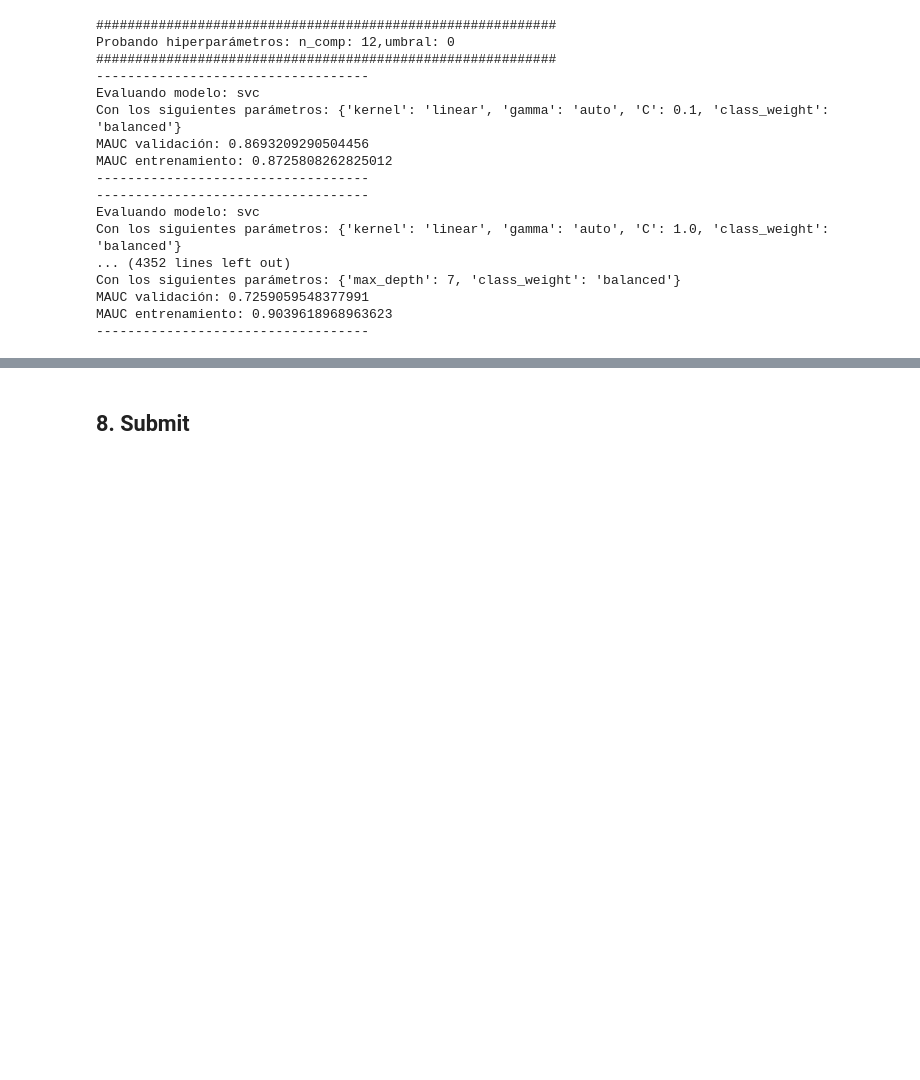
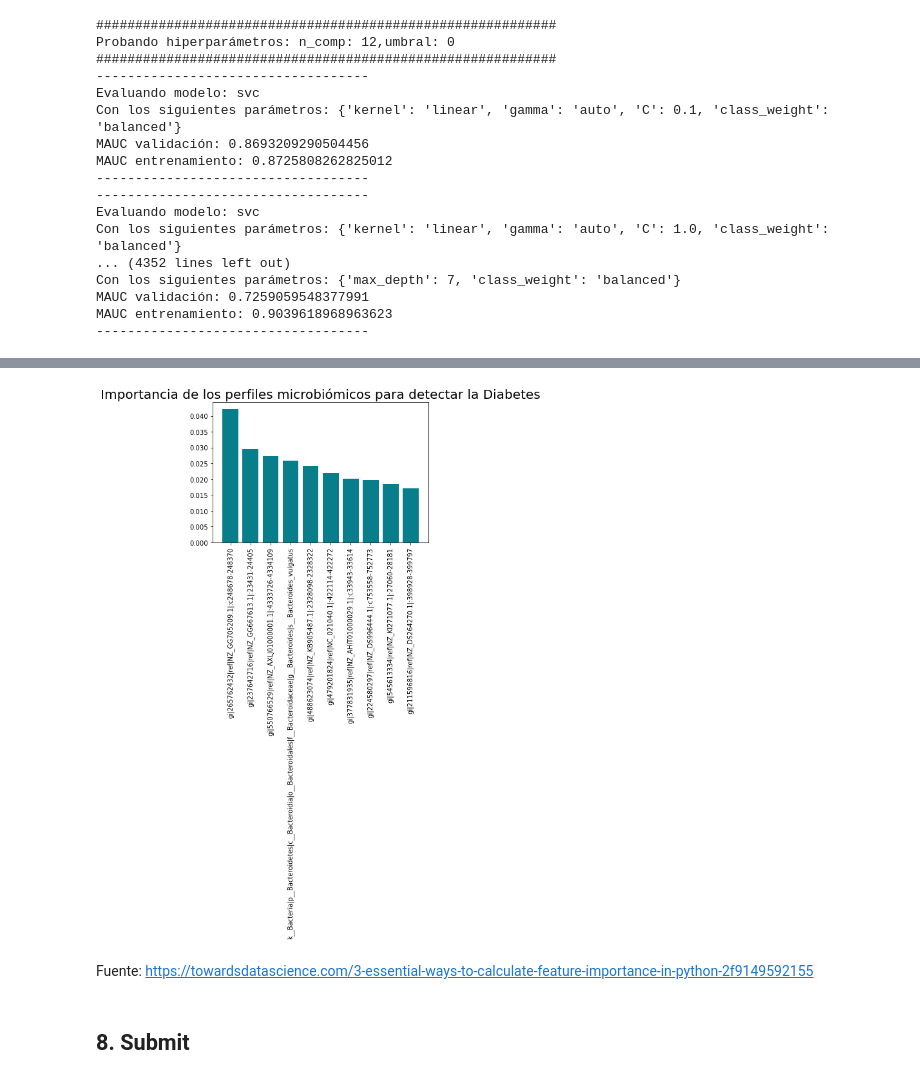
Before and after one commit to diegoquezadac/omicron, a Jupyter notebook: taller-3/taller-3.ipynb, the cells around one changed output, grey strips where cells are left out. Saved outputs shown, nothing was run; the diff lists cells and outputs as text; code cells hidden in the pictures; blank space fills up the shorter version.

```diff
--- a/taller-3/taller-3.ipynb
+++ b/taller-3/taller-3.ipynb
@@ -386,0 +419,13 @@ MAUC entrenamiento: 0.9039618968963623
+# %%
+model = XGBClassifier(use_label_encoder=False)
+model.fit(X_train_norm_fi, Y_train["Diabetes"])
+importances = pd.DataFrame(data={
+    'Attribute': X_train_pp.columns,
+    'Importance': model.feature_importances_
+})
+importances = importances.sort_values(by='Importance', ascending=False)
+plt.bar(x=importances[0:10]['Attribute'], height=importances[0:10]['Importance'], color='#087E8B')
+plt.title('Importancia de los perfiles microbiómicos para detectar la Diabetes', size=20)
+plt.xticks(rotation='vertical')
+plt.show()
+# %% [output]
@@ -387,3 +433,6 @@ MAUC entrenamiento: 0.9039618968963623
+[figure, added]
+# %% [markdown]
+Fuente: https://towardsdatascience.com/3-essential-ways-to-calculate-feature-importance-in-python-2f9149592155
 # %% [markdown]
 ## 8. Submit
 # %%
```
Also changed, not shown: parts of 21 cells of this notebook, 1 other file.
